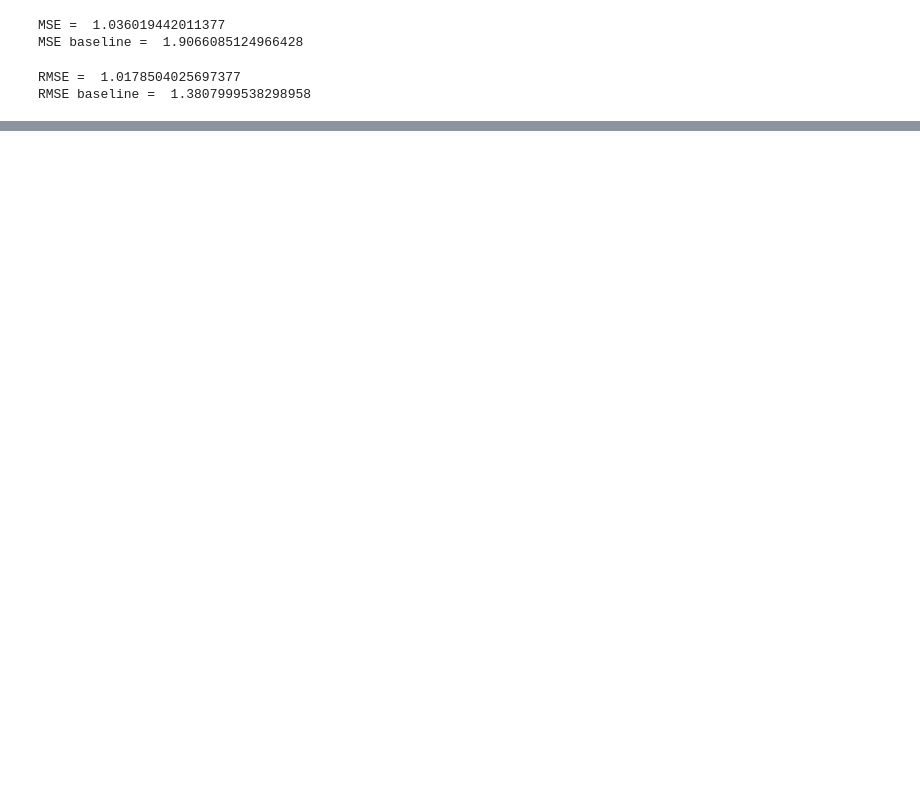
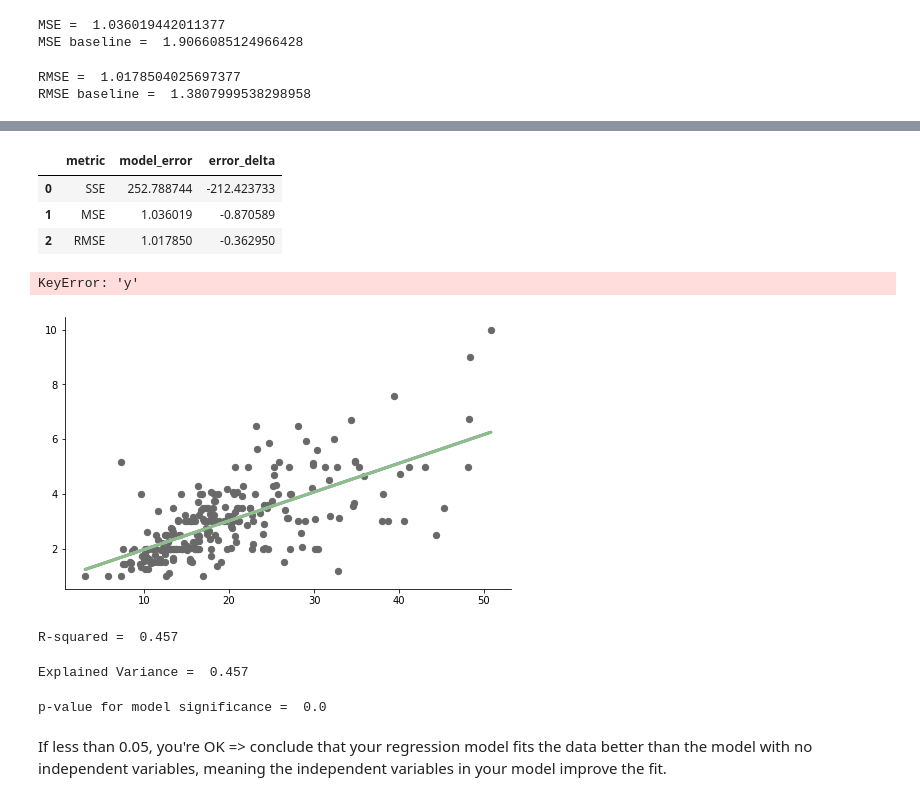
Before and after one commit to sunwenliang14/ds-methodologies-exercises, a Jupyter notebook: regression/evaluate.ipynb, the cells around one changed output, grey strips where cells are left out. Cells and saved outputs as stored; diff of their text form; code cells hidden in the pictures; blank space fills up the shorter version.

```diff
--- a/regression/evaluate.ipynb
+++ b/regression/evaluate.ipynb
@@ -101,0 +226,35 @@ RMSE baseline =  1.3807999538298958
+# %%
+df_eval['error_delta'] = df_eval.model_error - df_baseline_eval.model_error
+df_eval
+# %% [output]
+|  | metric | model_error | error_delta |
+| 0 | SSE | 252.788744 | -212.423733 |
+| 1 | MSE | 1.036019 | -0.870589 |
+| 2 | RMSE | 1.017850 | -0.362950 |
+# %%
+yhat = df.yhat
+x = df.total_bill
+y = df.tip
+viz.evaluation_example3(df, x, y, yhat)
+# %% [output]
+KeyError: 'y'
+[figure, added]
+# %%
+r2 = model.rsquared
+print('R-squared = ', round(r2,3))
+# %% [output]
+R-squared =  0.457
+# %%
+y = df.tip
+evs = explained_variance_score(y, df.yhat)
+print('Explained Variance = ', round(evs,3))
+# %% [output]
+Explained Variance =  0.457
+# %%
+f_pval = model.f_pvalue
+
+print("p-value for model significance = ", round(f_pval,4))
+# %% [output]
+p-value for model significance =  0.0
+# %% [markdown]
+If less than 0.05, you're OK => conclude that your regression model fits the data better than the model with no independent variables, meaning the independent variables in your model improve the fit.
```
Also changed, not shown: parts of 41 cells of this notebook.
